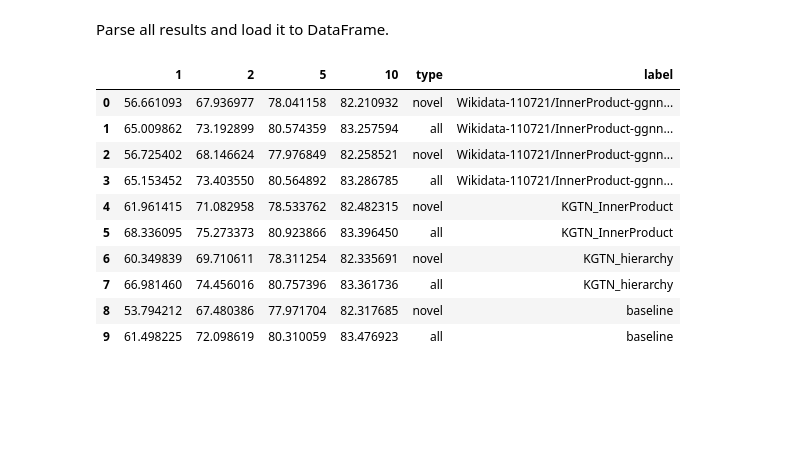
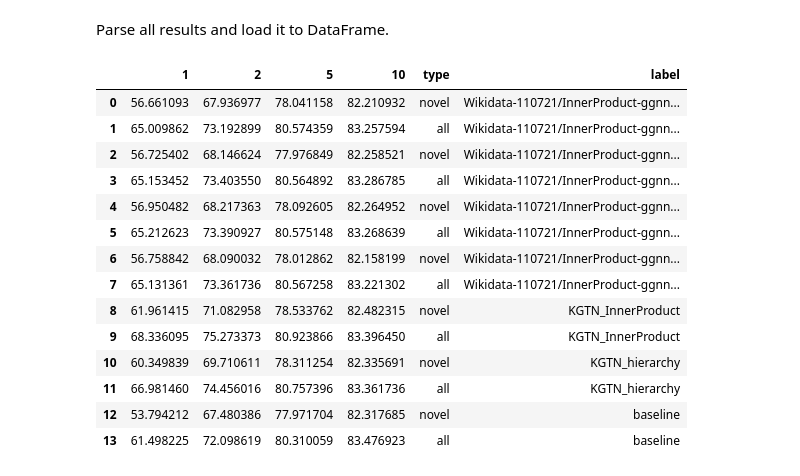
Before and after one commit to DominikFilipiak/KGTN-ens, a Jupyter notebook: notebooks/6_plots_processed_matrix.ipynb, the cells around one changed output. Cells and saved outputs as stored; diff of their text form; code cells hidden in the pictures; blank space fills up the shorter version.

```diff
--- a/notebooks/6_plots_processed_matrix.ipynb
+++ b/notebooks/6_plots_processed_matrix.ipynb
@@ -52,39 +52,43 @@ def parse_results(resultsdir, repr, lr, wd, printing=False):
 
 results = []
 # for percent in ['0.01', '0.05', '0.10', '0.15', '0.20', '0.25', '0.3', '0.35']:
-for percent in ['0.25','0.3']:
+for percent in ['0.25','0.3', '0.32_gts1', '0.32_gts2']:
     # for suffix in ['CosSim-ggnn_coef']: #, 'InnerProduct-ggnn_coef', 'PearCorr-ggnn_coef']:
     for suffix in ['InnerProduct-ggnn_coef']: #, 'PearCorr-ggnn_coef']:
     # for suffix in ['PearCorr-ggnn_coef']:
         r1, r2 = parse_results(f'/tf/KGTN2/results/Wikidata-110721/{suffix}/{percent}', 'ResNet50_sgm', 0.01, 0.0001)
         results.append(r1)
         results.append(r2)
 
 
 for suffix in [
     # 'KGTN/CosSim',
     'KGTN_InnerProduct',
     # 'KGTN_PearCorr',
     'KGTN_hierarchy'
     ]:
     r1, r2 = parse_results(f'/tf/KGTN2/results/{suffix}', 'ResNet50_sgm', 0.01, 0.0001)
     results.append(r1)
     results.append(r2)
 
 r1, r2 = parse_results(f'/tf/KGTN2/results/baseline', 'ResNet50_sgm', 0.1, 0.0001)
 results.append(r1), results.append(r2)
 
 df = pd.DataFrame(results)
 df
 # %% [output]
 |  | 1 | 2 | 5 | 10 | type | label |
 | 0 | 56.661093 | 67.936977 | 78.041158 | 82.210932 | novel | Wikidata-110721/InnerProduct-ggnn... |
 | 1 | 65.009862 | 73.192899 | 80.574359 | 83.257594 | all | Wikidata-110721/InnerProduct-ggnn... |
 | 2 | 56.725402 | 68.146624 | 77.976849 | 82.258521 | novel | Wikidata-110721/InnerProduct-ggnn... |
 | 3 | 65.153452 | 73.403550 | 80.564892 | 83.286785 | all | Wikidata-110721/InnerProduct-ggnn... |
-| 4 | 61.961415 | 71.082958 | 78.533762 | 82.482315 | novel | KGTN_InnerProduct |
-| 5 | 68.336095 | 75.273373 | 80.923866 | 83.396450 | all | KGTN_InnerProduct |
-| 6 | 60.349839 | 69.710611 | 78.311254 | 82.335691 | novel | KGTN_hierarchy |
-| 7 | 66.981460 | 74.456016 | 80.757396 | 83.361736 | all | KGTN_hierarchy |
-| 8 | 53.794212 | 67.480386 | 77.971704 | 82.317685 | novel | baseline |
-| 9 | 61.498225 | 72.098619 | 80.310059 | 83.476923 | all | baseline |
+| 4 | 56.950482 | 68.217363 | 78.092605 | 82.264952 | novel | Wikidata-110721/InnerProduct-ggnn... |
+| 5 | 65.212623 | 73.390927 | 80.575148 | 83.268639 | all | Wikidata-110721/InnerProduct-ggnn... |
+| 6 | 56.758842 | 68.090032 | 78.012862 | 82.158199 | novel | Wikidata-110721/InnerProduct-ggnn... |
+| 7 | 65.131361 | 73.361736 | 80.567258 | 83.221302 | all | Wikidata-110721/InnerProduct-ggnn... |
+| 8 | 61.961415 | 71.082958 | 78.533762 | 82.482315 | novel | KGTN_InnerProduct |
+| 9 | 68.336095 | 75.273373 | 80.923866 | 83.396450 | all | KGTN_InnerProduct |
+| 10 | 60.349839 | 69.710611 | 78.311254 | 82.335691 | novel | KGTN_hierarchy |
+| 11 | 66.981460 | 74.456016 | 80.757396 | 83.361736 | all | KGTN_hierarchy |
+| 12 | 53.794212 | 67.480386 | 77.971704 | 82.317685 | novel | baseline |
+| 13 | 61.498225 | 72.098619 | 80.310059 | 83.476923 | all | baseline |
```
Also changed, not shown: parts of 4 cells of this notebook, 3 other files.
